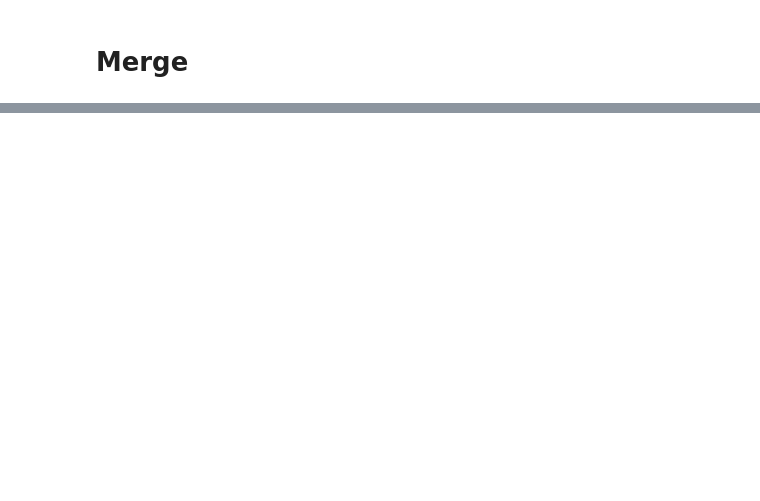
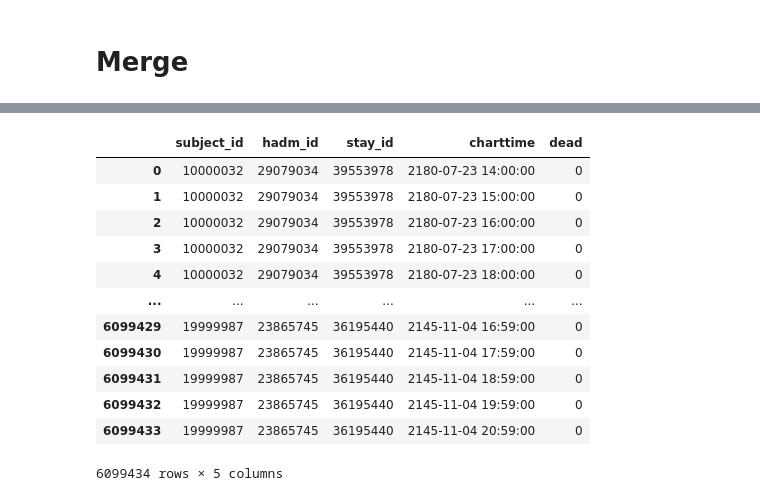
Before and after one commit to cyp-ark/RL-AIAKI, a Jupyter notebook: code/1_resample.ipynb, the cells around one changed output, grey strips where cells are left out. Drawn from its saved outputs; the diff is of its cells as text; code cells hidden in the pictures; blank space fills up the shorter version.

```diff
--- a/code/1_resample.ipynb
+++ b/code/1_resample.ipynb
@@ -491,0 +428,4 @@ Index(['subject_id', 'hadm_id', 'stay_id', 'charttime', 'HR', 'SBP', 'DBP',
+# %%
+admissions_disch_dead = admissions[admissions['discharge_location']=='DIED'][['subject_id','hadm_id','dischtime']]
+admissions_deathtime_dead = admissions[~admissions['deathtime'].isna()][['subject_id','hadm_id','deathtime']]
+patients_dead = patients[~patients['dod'].isna()][['subject_id','dod']]
@@ -491,0 +459,2 @@ Index(['subject_id', 'hadm_id', 'stay_id', 'charttime', 'HR', 'SBP', 'DBP',
+# %%
+dead = cal_dead(admissions, patients, icustays)
@@ -491,0 +477,53 @@ Index(['subject_id', 'hadm_id', 'stay_id', 'charttime', 'HR', 'SBP', 'DBP',
+# %%
+def resample_dead(icustays, inputevents):
+    resampled_data = []
+    name = 'dead'
+    # inputevents에 있는 모든 stay_id를 미리 확인
+    inputevents_stay_ids = set(inputevents[~inputevents['deadtime'].isna()].subject_id.unique())
+
+    for stay_id in tqdm(icustays.stay_id.unique()):
+        intime = icustays[icustays['stay_id']==stay_id].intime.values[0]
+        outtime = icustays[icustays['stay_id']==stay_id].outtime.values[0]
+        subject_id = icustays[icustays['stay_id']==stay_id].subject_id.values[0]
+        hadm_id = icustays[icustays['stay_id']==stay_id].hadm_id.values[0]
+
+        # 1시간 단위로 시간대 생성
+        time_range = pd.date_range(start=intime, end=outtime, freq='H')
+
+        # inputevents에 stay_id가 있는지 확인
+        if subject_id in inputevents_stay_ids:
+            # 해당 stay_id의 inputevents 데이터 필터링
+            stay_inputevents = inputevents[inputevents['subject_id'] == subject_id]
+
+            for timestamp in time_range:
+                end_time = timestamp + pd.Timedelta(hours=1)
+
+                # 해당 시간대에 해당하는 inputevents의 rate 합계 계산
+                rates = stay_inputevents[(stay_inputevents['deadtime'] <= timestamp)]['dead']
+                total_rate = rates.sum() if not rates.empty else 0
+
+                resampled_data.append({'subject_id':subject_id,'hadm_id':hadm_id,'stay_id': stay_id, 'charttime': timestamp, name: total_rate})
+        else:
+            # inputevents에 stay_id가 없는 경우, 모든 rate를 0으로 설정
+            for timestamp in time_range:
+                resampled_data.append({'subject_id':subject_id,'hadm_id':hadm_id,'stay_id': stay_id, 'charttime': timestamp, name: 0})
+    resampled_data = pd.DataFrame(resampled_data)
+    return pd.DataFrame(resampled_data)
+# %%
+resample_dead = resample_dead(icustays,dead)
+# %%
+resample_dead
+# %% [output]
+|  | subject_id | hadm_id | stay_id | charttime | dead |
+| 0 | 10000032 | 29079034 | 39553978 | 2180-07-23 14:00:00 | 0 |
+| 1 | 10000032 | 29079034 | 39553978 | 2180-07-23 15:00:00 | 0 |
+| 2 | 10000032 | 29079034 | 39553978 | 2180-07-23 16:00:00 | 0 |
+| 3 | 10000032 | 29079034 | 39553978 | 2180-07-23 17:00:00 | 0 |
+| 4 | 10000032 | 29079034 | 39553978 | 2180-07-23 18:00:00 | 0 |
+| ... | ... | ... | ... | ... | ... |
+| 6099429 | 19999987 | 23865745 | 36195440 | 2145-11-04 16:59:00 | 0 |
+| 6099430 | 19999987 | 23865745 | 36195440 | 2145-11-04 17:59:00 | 0 |
+| 6099431 | 19999987 | 23865745 | 36195440 | 2145-11-04 18:59:00 | 0 |
+| 6099432 | 19999987 | 23865745 | 36195440 | 2145-11-04 19:59:00 | 0 |
+| 6099433 | 19999987 | 23865745 | 36195440 | 2145-11-04 20:59:00 | 0 |
+6099434 rows × 5 columns
```
Also changed, not shown: parts of 19 cells of this notebook, 7 other files.
